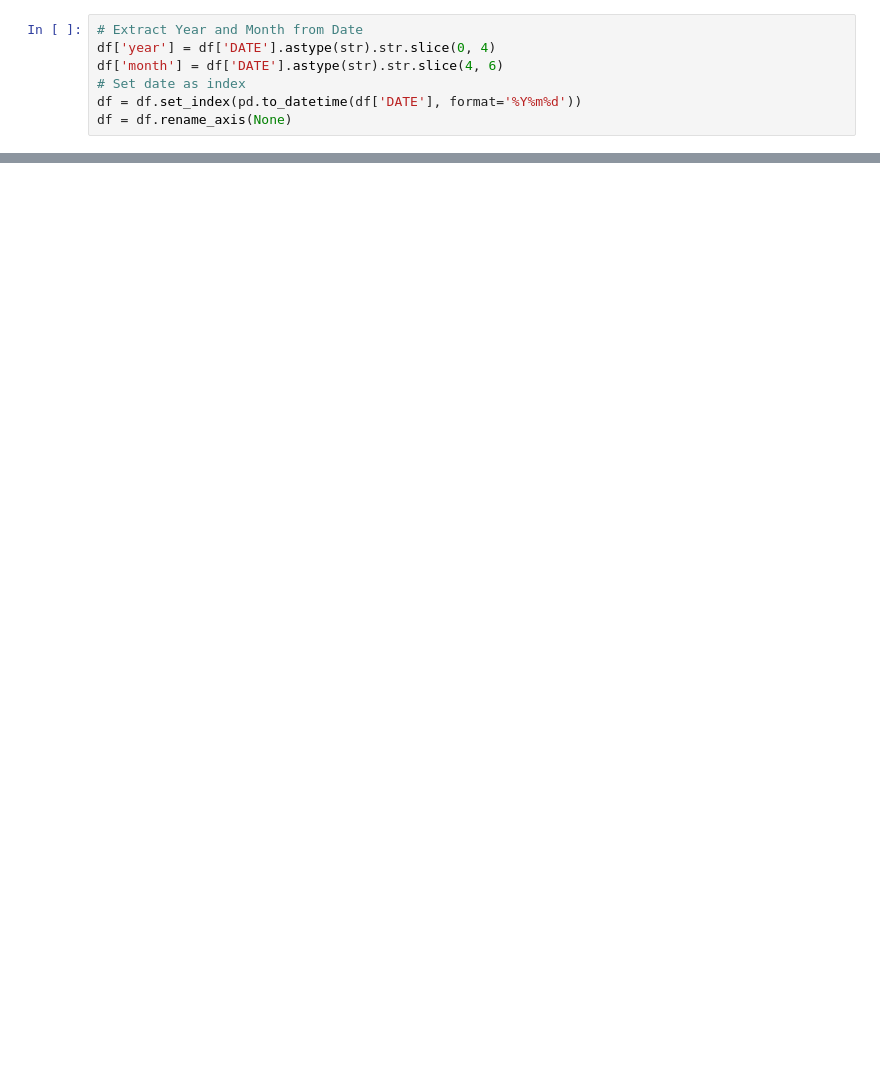
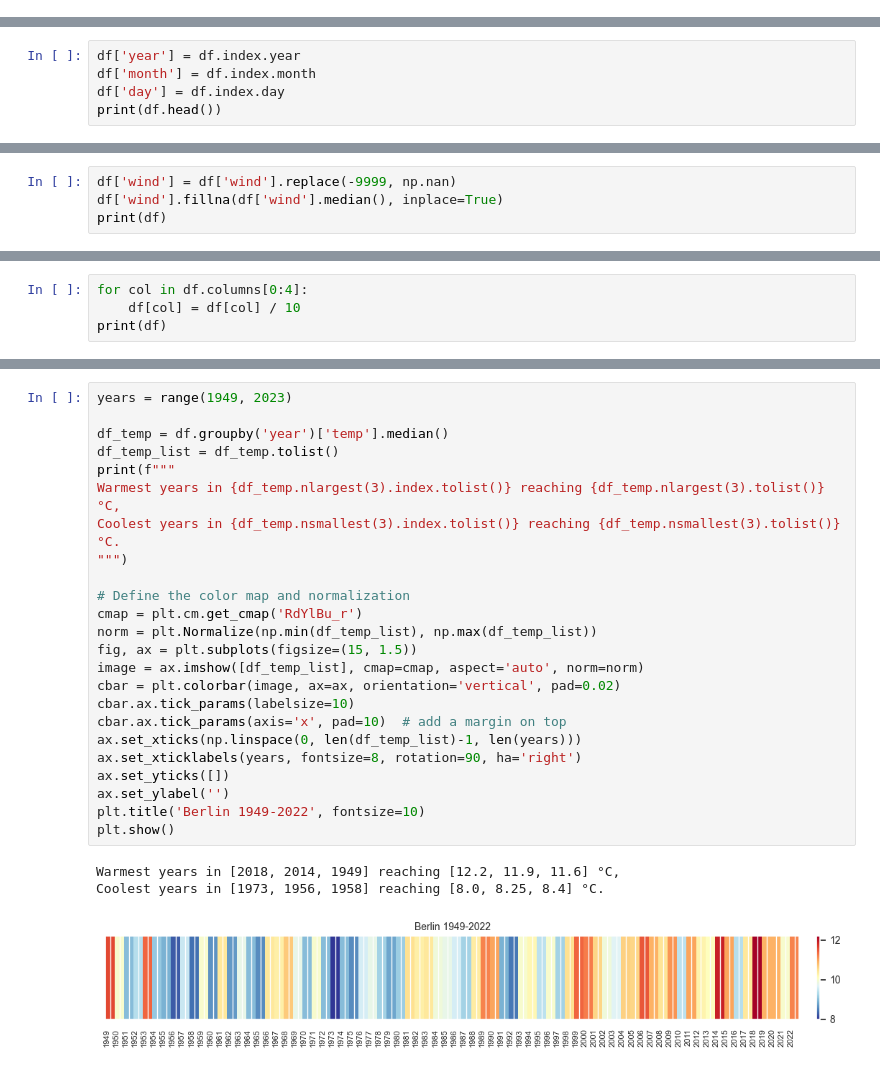
Before and after one commit to kayesokua/data-science-notes, a Jupyter notebook: 02_climate_berlin.ipynb, the cells around one changed output, grey strips where cells are left out. Saved outputs shown, nothing was run; the diff lists cells and outputs as text; blank space fills up the shorter version.

```diff
--- a/02_climate_berlin.ipynb
+++ b/02_climate_berlin.ipynb
@@ -20,7 +0,0 @@ df.columns = df.columns.str.strip()
-# %%
-# Extract Year and Month from Date
-df['year'] = df['DATE'].astype(str).str.slice(0, 4)
-df['month'] = df['DATE'].astype(str).str.slice(4, 6)
-# Set date as index
-df = df.set_index(pd.to_datetime(df['DATE'], format='%Y%m%d'))
-df = df.rename_axis(None)
@@ -93,0 +43,5 @@ plt.show()
+# %%
+df['year'] = df.index.year
+df['month'] = df.index.month
+df['day'] = df.index.day
+print(df.head())
@@ -93,0 +115,4 @@ plt.show()
+# %%
+df['wind'] = df['wind'].replace(-9999, np.nan)
+df['wind'].fillna(df['wind'].median(), inplace=True)
+print(df)
@@ -93,0 +138,4 @@ plt.show()
+# %%
+for col in df.columns[0:4]:
+    df[col] = df[col] / 10
+print(df)
@@ -93,0 +164,28 @@ plt.show()
+# %%
+years = range(1949, 2023)
+
+df_temp = df.groupby('year')['temp'].median()
+df_temp_list = df_temp.tolist()
+print(f"""
+Warmest years in {df_temp.nlargest(3).index.tolist()} reaching {df_temp.nlargest(3).tolist()} °C,
+Coolest years in {df_temp.nsmallest(3).index.tolist()} reaching {df_temp.nsmallest(3).tolist()} °C.
+""")
+
+# Define the color map and normalization
+cmap = plt.cm.get_cmap('RdYlBu_r')
+norm = plt.Normalize(np.min(df_temp_list), np.max(df_temp_list))
+fig, ax = plt.subplots(figsize=(15, 1.5))
+image = ax.imshow([df_temp_list], cmap=cmap, aspect='auto', norm=norm)
+cbar = plt.colorbar(image, ax=ax, orientation='vertical', pad=0.02)
+cbar.ax.tick_params(labelsize=10)
+cbar.ax.tick_params(axis='x', pad=10)  # add a margin on top
+ax.set_xticks(np.linspace(0, len(df_temp_list)-1, len(years)))
+ax.set_xticklabels(years, fontsize=8, rotation=90, ha='right')
+ax.set_yticks([])
+ax.set_ylabel('')
+plt.title('Berlin 1949-2022', fontsize=10)
+plt.show()
+# %% [output]
+Warmest years in [2018, 2014, 1949] reaching [12.2, 11.9, 11.6] °C,
+Coolest years in [1973, 1956, 1958] reaching [8.0, 8.25, 8.4] °C.
+[figure, added]
```
Also changed, not shown: parts of 41 cells of this notebook.
